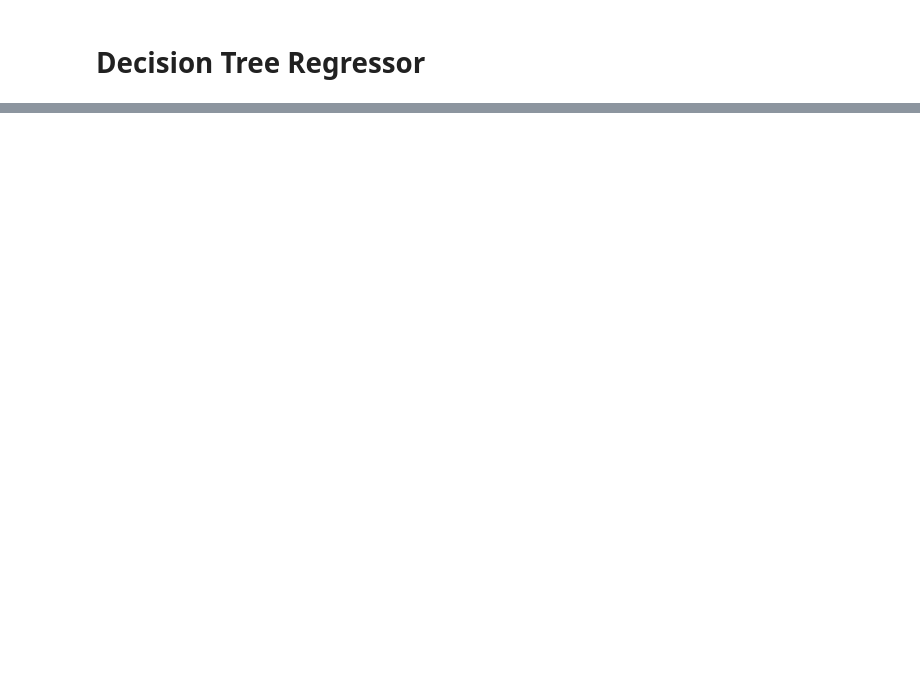
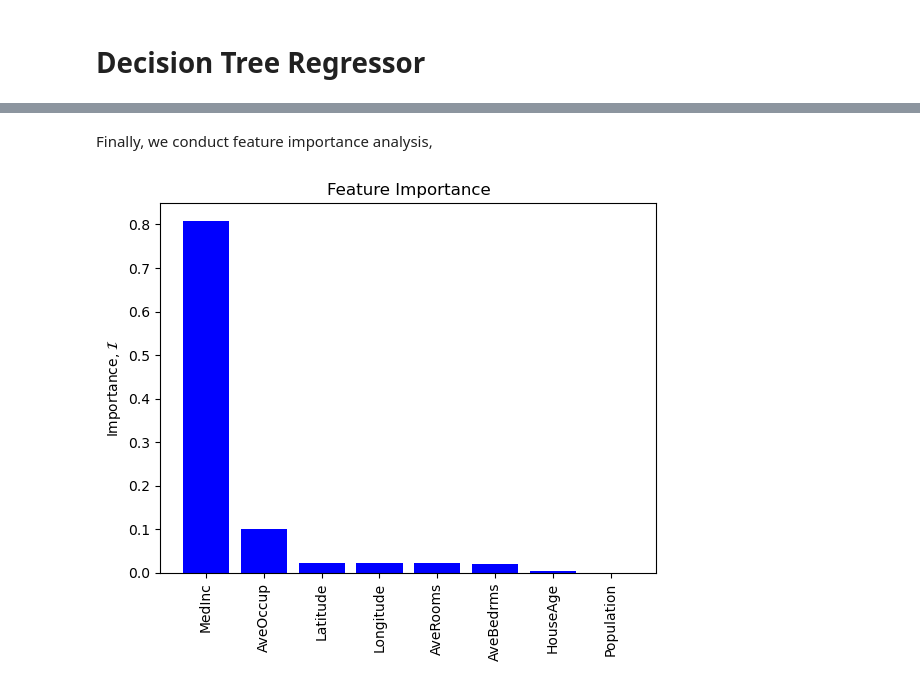
Before and after one commit to xPrithvi/Machine-Learning-From-Scratch, a Jupyter notebook: DecisionTreeRegressor.ipynb, the cells around one changed output, grey strips where cells are left out. Saved outputs shown, nothing was run; the diff lists cells and outputs as text; code cells hidden in the pictures; blank space fills up the shorter version.

```diff
--- a/DecisionTreeRegressor.ipynb
+++ b/DecisionTreeRegressor.ipynb
@@ -541,0 +605,20 @@ R2 (our model): 0.9980195443764682, R2 (sci-kit): 0.998802666441125
+# %% [markdown]
+Finally, we conduct feature importance analysis,
+# %%
+# Computing feature importances,
+importances = best_regressor.compute_importances()
+
+# Sorting features by on their importances,
+idxs_sorted = np.argsort(importances)[::-1]
+importances_sorted = importances[idxs_sorted]
+feature_names_sorted = np.asarray(housing_dataset.feature_names)[idxs_sorted]
+
+# Plotting,
+fig, ax = plt.subplots()
+ax.bar(feature_names_sorted, importances_sorted, color="blue")
+ax.set_ylabel(r"Importance, $\mathcal{I}$")
+ax.set_title("Feature Importance")
+plt.xticks(rotation=90)
+plt.show()
+# %% [output]
+[figure, added]
```
Also changed, not shown: parts of 18 cells of this notebook, 2 other files.
